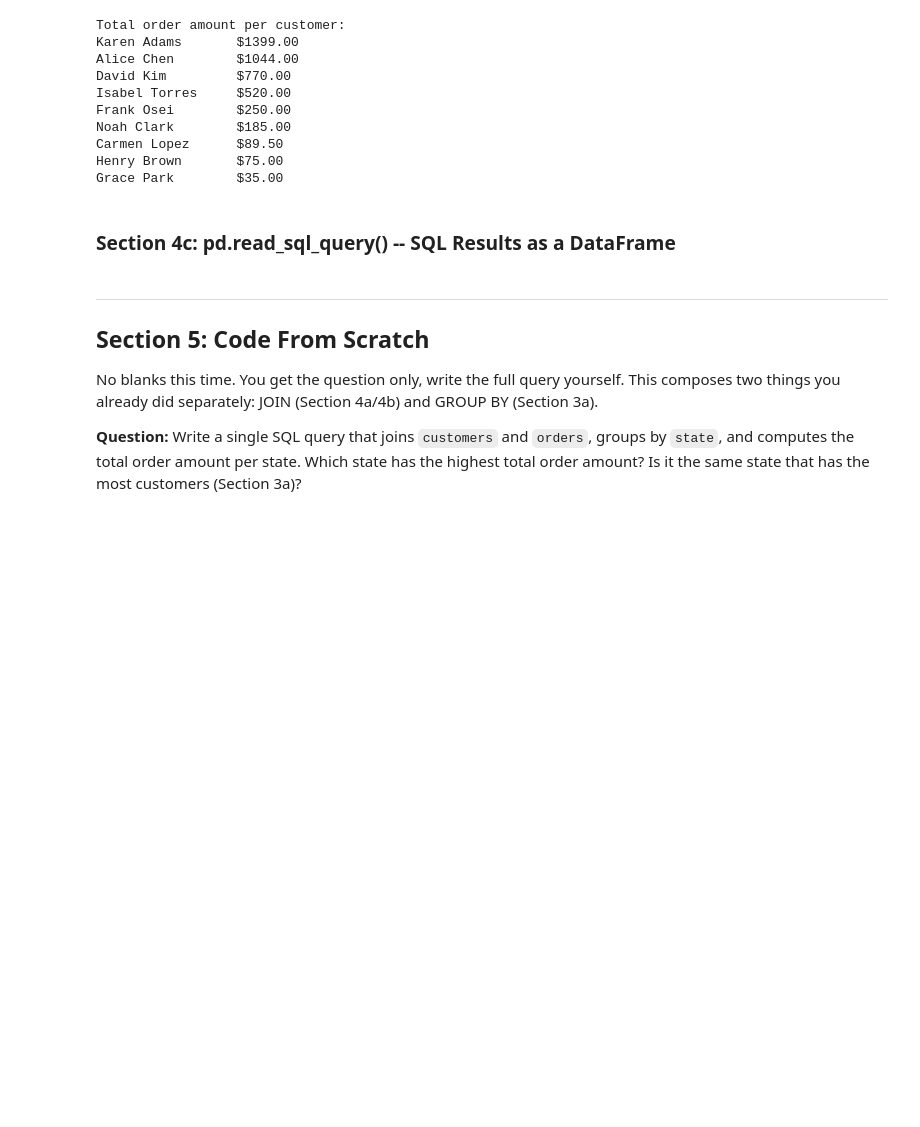
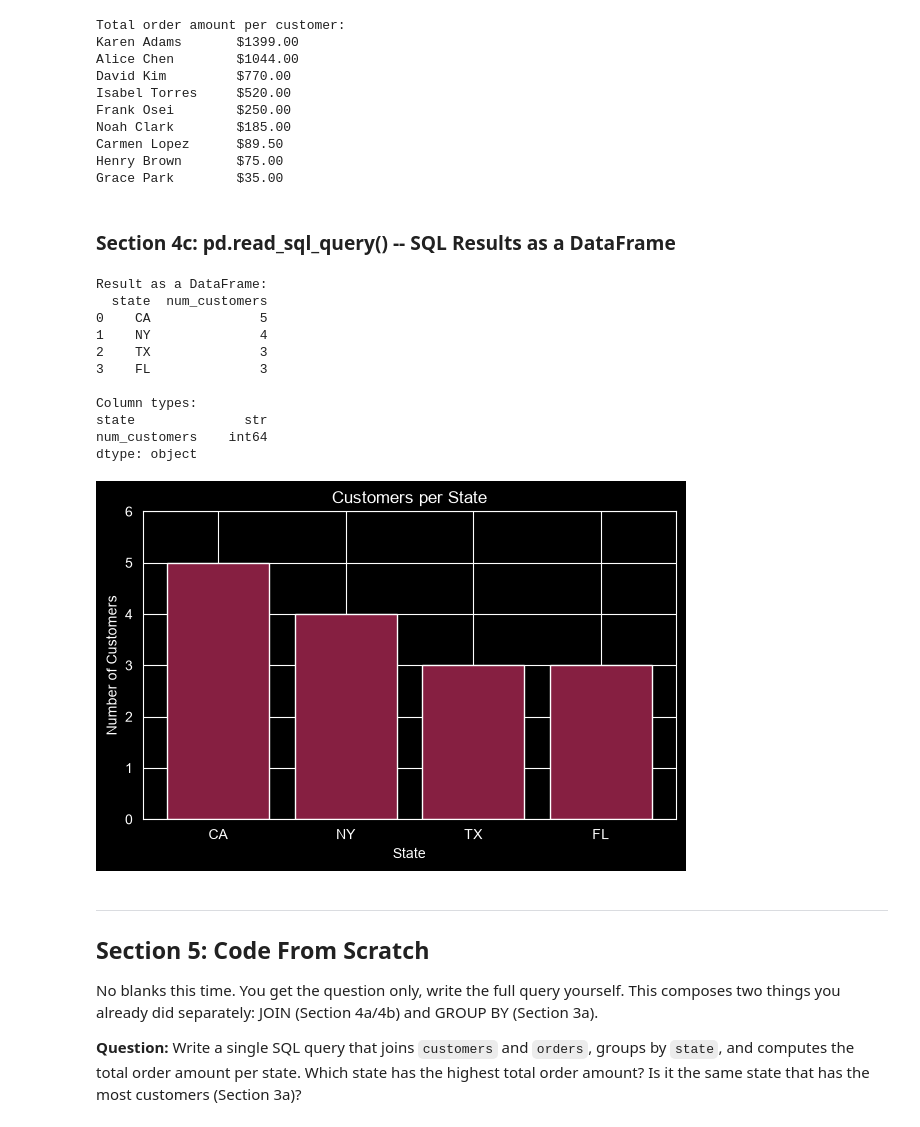
Before and after one commit to brianthomas927-ctrl/cs5045, a Jupyter notebook: M11/hw11.ipynb, the cells around one changed output. Cells and saved outputs as stored; diff of their text form; code cells hidden in the pictures; blank space fills up the shorter version.

```diff
--- a/M11/hw11.ipynb
+++ b/M11/hw11.ipynb
@@ -409,34 +409,47 @@ Grace Park        $35.00
 #     and returns a DataFrame.
 
 query_4c = '''
     SELECT state,
            COUNT(*) AS num_customers
     FROM customers
     GROUP BY state
     ORDER BY num_customers DESC
 '''
 
 # Run the SQL query and load the result into a DataFrame.
-df = pd.__________(query_4c, conn)
+df = pd.read_sql_query(query_4c, conn)
 
 print('Result as a DataFrame:')
 print(df)
 print()
 print('Column types:')
 print(df.dtypes)
 
 # Plot: bar chart of customers per state.
 fig, ax = plt.subplots(figsize=(6, 4))
 ax.bar(df['state'], df['num_customers'], color='#861F41')
 ax.set_xlabel('State')
 ax.set_ylabel('Number of Customers')
 ax.set_title('Customers per State')
 ax.set_ylim(0, df['num_customers'].max() + 1)
 plt.tight_layout()
 plt.show()
 
 # Expected: a 4-row DataFrame with columns 'state' and 'num_customers'.
 # The bar chart shows CA with 5, NY with 4, FL and TX with 3 each.
+# %% [output]
+Result as a DataFrame:
+  state  num_customers
+0    CA              5
+1    NY              4
+2    TX              3
+3    FL              3
+
+Column types:
+state              str
+num_customers    int64
+dtype: object
+[figure, added]
 # %% [markdown]
 ---
 ## Section 5: Code From Scratch
```
Also changed, not shown: parts of 1 cell of this notebook.
